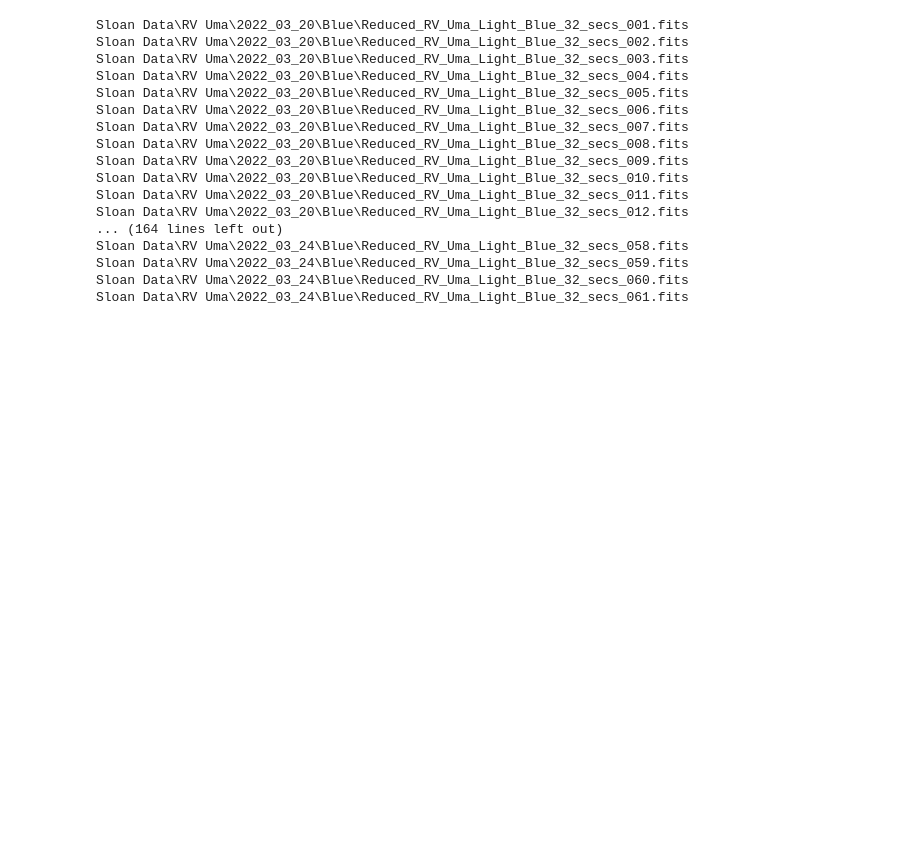
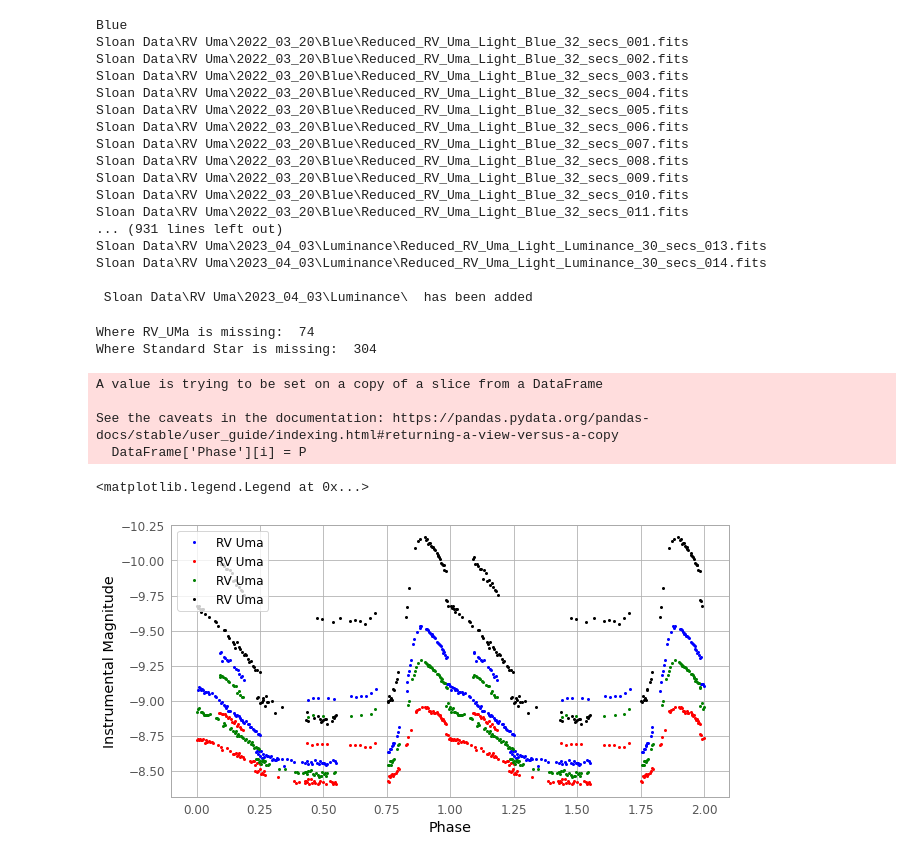
Before and after one commit to doubleabatteries28/AstrophysicsProject, a Jupyter notebook: Light Curve.ipynb, the cells around one changed output. Saved outputs shown, nothing was run; the diff lists cells and outputs as text; code cells hidden in the pictures; blank space fills up the shorter version.

```diff
--- a/Light Curve.ipynb
+++ b/Light Curve.ipynb
@@ -23,12 +23,13 @@ import time
 #import astroalign as aa
 # %%
 #Sets up df where data from different dates / filters can be stored
-RV_Uma_df = pd.DataFrame(columns = ['File ID', 'x-pos', 'y-pos', 'Aperture Sum', 'Median Flux without bkg', 'Sum without bkg', 'Date and Time'])
-StandardStar_df = pd.DataFrame(columns = ['File ID', 'x-pos', 'y-pos', 'Aperture Sum', 'Median Flux without bkg', 'Sum without bkg', 'Date and Time'])
+RV_Uma_df = pd.DataFrame(columns = ['File ID', 'Filter', 'x-pos', 'y-pos', 'Aperture Sum', 'Median Flux without bkg', 'Sum without bkg', 'Date and Time'])
+StandardStar_df = pd.DataFrame(columns = ['File ID', 'Filter', 'x-pos', 'y-pos', 'Aperture Sum', 'Median Flux without bkg', 'Sum without bkg', 'Date and Time'])
 RV_Uma_missed = []
 StandardStar_missed = []
+Filter = ["Blue", "Red", "Green", "Luminance"]
 
-def GetData(filepath):
+def GetData(filepath, colour):
 
     #resets current image list
     image_list = []
@@ -97,12 +98,12 @@ def GetData(filepath):
 
             #Takes location of RV Uma and adds the data for it to the data frame
             if ((1050 < stars['xcentroid'][i] < 1250) & ( 750 < stars['ycentroid'][i] < 1000)):
-                RV_Uma_df.loc[len(RV_Uma_df)] = {'File ID': file,'x-pos': positions[i][0], 'y-pos': positions[i][1], 'Aperture Sum': aperstats['aperture_sum'][0], 'Median Flux without bkg': median_flux_bgsub, 'Sum without bkg':flux, 'Date and Time': date+" "+time}
+                RV_Uma_df.loc[len(RV_Uma_df)] = {'File ID': file, 'Filter': colour, 'x-pos': positions[i][0], 'y-pos': positions[i][1], 'Aperture Sum': aperstats['aperture_sum'][0], 'Median Flux without bkg': median_flux_bgsub, 'Sum without bkg':flux, 'Date and Time': date+" "+time}
                 RV_Uma_added = True
 
             #Bit below is to selected TYC 3850-738-1
             elif ((250 < stars['xcentroid'][i] < 400) & ( 450 < stars['ycentroid'][i] < 600)):
-                StandardStar_df.loc[len(StandardStar_df)] = {'File ID': file, 'x-pos': positions[i][0], 'y-pos': positions[i][1], 'Aperture Sum': aperstats['aperture_sum'][0], 'Median Flux without bkg': median_flux_bgsub, 'Sum without bkg':flux, 'Date and Time': date+" "+time}
+                StandardStar_df.loc[len(StandardStar_df)] = {'File ID': file, 'Filter': colour, 'x-pos': positions[i][0], 'y-pos': positions[i][1], 'Aperture Sum': aperstats['aperture_sum'][0], 'Median Flux without bkg': median_flux_bgsub, 'Sum without bkg':flux, 'Date and Time': date+" "+time}
                 StandardStar_added = True
 
         #adds file to missed list if the star counldn't be found
@@ -134,10 +118,13 @@ For either Green, Red and Luminance just replace the "Blue part"
 # %%
-GetData("Sloan Data\\RV Uma\\2022_03_20\\Blue\\")
-GetData("Sloan Data\\RV Uma\\2022_03_22\\Blue\\")
-GetData("Sloan Data\\RV Uma\\2022_03_24\\Blue\\")
-#GetData("Sloan Data\\RV Uma\\2023_02_23\\Blue\\")
-#GetData("Sloan Data\\RV Uma\\2023_04_03\\Blue\\")
+for colour in Filter:
+    print(colour)
+    GetData("Sloan Data\\RV Uma\\2022_03_20\\"+colour+"\\", colour)
+    GetData("Sloan Data\\RV Uma\\2022_03_22\\"+colour+"\\", colour)
+    GetData("Sloan Data\\RV Uma\\2022_03_24\\"+colour+"\\", colour)
+    GetData("Sloan Data\\RV Uma\\2023_02_23\\"+colour+"\\", colour)
+    GetData("Sloan Data\\RV Uma\\2023_04_03\\"+colour+"\\", colour)
 # %% [output]
+Blue
 Sloan Data\RV Uma\2022_03_20\Blue\Reduced_RV_Uma_Light_Blue_32_secs_001.fits
 Sloan Data\RV Uma\2022_03_20\Blue\Reduced_RV_Uma_Light_Blue_32_secs_002.fits
 Sloan Data\RV Uma\2022_03_20\Blue\Reduced_RV_Uma_Light_Blue_32_secs_003.fits
@@ -149,12 +136,11 @@ Sloan Data\RV Uma\2022_03_20\Blue\Reduced_RV_Uma_Light_Blue_32_secs_008.fits
 Sloan Data\RV Uma\2022_03_20\Blue\Reduced_RV_Uma_Light_Blue_32_secs_009.fits
 Sloan Data\RV Uma\2022_03_20\Blue\Reduced_RV_Uma_Light_Blue_32_secs_010.fits
 Sloan Data\RV Uma\2022_03_20\Blue\Reduced_RV_Uma_Light_Blue_32_secs_011.fits
-Sloan Data\RV Uma\2022_03_20\Blue\Reduced_RV_Uma_Light_Blue_32_secs_012.fits
-... (164 lines left out)
-Sloan Data\RV Uma\2022_03_24\Blue\Reduced_RV_Uma_Light_Blue_32_secs_058.fits
-Sloan Data\RV Uma\2022_03_24\Blue\Reduced_RV_Uma_Light_Blue_32_secs_059.fits
-Sloan Data\RV Uma\2022_03_24\Blue\Reduced_RV_Uma_Light_Blue_32_secs_060.fits
-Sloan Data\RV Uma\2022_03_24\Blue\Reduced_RV_Uma_Light_Blue_32_secs_061.fits
+... (931 lines left out)
+Sloan Data\RV Uma\2023_04_03\Luminance\Reduced_RV_Uma_Light_Luminance_30_secs_013.fits
+Sloan Data\RV Uma\2023_04_03\Luminance\Reduced_RV_Uma_Light_Luminance_30_secs_014.fits
+
+ Sloan Data\RV Uma\2023_04_03\Luminance\  has been added
 # %%
 print("Where RV_UMa is missing: ", len(RV_Uma_missed))
 print("Where Standard Star is missing: ", len(StandardStar_missed))
@@ -169,6 +155,9 @@ for i in range (len(StandardStar_missed)):
 #Resets the index so it can loop and match up with eachother correctly
 RV_Uma_df = RV_Uma_df.reset_index(drop=True) #The drop stops the old index from being added as a new column
 StandardStar_df = StandardStar_df.reset_index(drop=True)
+# %% [output]
+Where RV_UMa is missing:  74
+Where Standard Star is missing:  304
 # %%
 
 #Finding the mean of the standard star sum
@@ -212,35 +201,52 @@ Period = 0.468060 #of RV_Uma
 
 Phase(RV_Uma_df, Period)
 Phase(StandardStar_df, Period)
+# %% [output]
+A value is trying to be set on a copy of a slice from a DataFrame
+
+See the caveats in the documentation: https://pandas.pydata.org/pandas-docs/stable/user_guide/indexing.html#returning-a-view-versus-a-copy
+  DataFrame['Phase'][i] = P
 # %%
 #Plots counts agasint time of
 fig = plt.figure(figsize=(10,5))
 ax = fig.add_subplot(1,1,1)
 
+
 """
 #In flux
-ax.plot(RV_Uma_df['Phase'], RV_Uma_df['Corrected Sum'], marker = 'o', markersize=2, color = 'blue', linestyle='none', label="RV Uma")
-ax.plot(RV_Uma_df['Phase']+1, RV_Uma_df['Corrected Sum'], marker = 'o', markersize=2, color = 'blue', linestyle='none')
+ax.plot(RV_Uma_df['Phase'], RV_Uma_df['Corrected Sum'].where(RV_Uma_df['Filter'] == colour), marker = 'o', markersize=2, color = 'blue', linestyle='none', label="RV Uma")
+ax.plot(RV_Uma_df['Phase']+1, RV_Uma_df['Corrected Sum'].where(RV_Uma_df['Filter'] == colour), marker = 'o', markersize=2, color = 'blue', linestyle='none')
 
 ax.plot(StandardStar_df['Phase'], StandardStar_df['Corrected Sum'], marker = 'o', markersize=2, color = 'black', linestyle='none', label="Standard Star")
 ax.plot(StandardStar_df['Phase']+1, StandardStar_df['Corrected Sum'], marker = 'o', markersize=2, color = 'black', linestyle='none')
 ax.set_ylabel('Flux')
 """
 
 
 #In Instrumental Magnitude
-ax.plot(RV_Uma_df['Phase'], RV_Uma_df['Instrumental Magnitude'], marker = 'o', markersize=2, color = 'blue', linestyle='none', label="RV Uma")
-ax.plot(RV_Uma_df['Phase']+1, RV_Uma_df['Instrumental Magnitude'], marker = 'o', markersize=2, color = 'blue', linestyle='none')
+ax.plot(RV_Uma_df['Phase'], RV_Uma_df['Instrumental Magnitude'].where(RV_Uma_df['Filter'] == "Blue"), marker = 'o', markersize=2, color = 'blue', linestyle='none', label="RV Uma")
+ax.plot(RV_Uma_df['Phase']+1, RV_Uma_df['Instrumental Magnitude'].where(RV_Uma_df['Filter'] == "Blue"), marker = 'o', markersize=2, color = 'blue', linestyle='none')
 
+ax.plot(RV_Uma_df['Phase'], RV_Uma_df['Instrumental Magnitude'].where(RV_Uma_df['Filter'] == "Red"), marker = 'o', markersize=2, color = 'red', linestyle='none', label="RV Uma")
+ax.plot(RV_Uma_df['Phase']+1, RV_Uma_df['Instrumental Magnitude'].where(RV_Uma_df['Filter'] == "Red"), marker = 'o', markersize=2, color = 'red', linestyle='none')
+
+ax.plot(RV_Uma_df['Phase'], RV_Uma_df['Instrumental Magnitude'].where(RV_Uma_df['Filter'] == "Green"), marker = 'o', markersize=2, color = 'green', linestyle='none', label="RV Uma")
+ax.plot(RV_Uma_df['Phase']+1, RV_Uma_df['Instrumental Magnitude'].where(RV_Uma_df['Filter'] == "Green"), marker = 'o', markersize=2, color = 'green', linestyle='none')
+
+ax.plot(RV_Uma_df['Phase'], RV_Uma_df['Instrumental Magnitude'].where(RV_Uma_df['Filter'] == "Luminance"), marker = 'o', markersize=2, color = 'black', linestyle='none', label="RV Uma")
+ax.plot(RV_Uma_df['Phase']+1, RV_Uma_df['Instrumental Magnitude'].where(RV_Uma_df['Filter'] == "Luminance"), marker = 'o', markersize=2, color = 'black', linestyle='none')
 #ax.plot(StandardStar_df['Phase'], StandardStar_df['Instrumental Magnitude'], marker = 'o', markersize=2, color = 'black', linestyle='none', label="TYC 3850-738-1")
 #ax.plot(StandardStar_df['Phase']+1, StandardStar_df['Instrumental Magnitude'], marker = 'o', markersize=2, color = 'black', linestyle='none')
 
 ax.invert_yaxis()
 ax.set_ylabel('Instrumental Magnitude')
 
 ax.set_xlabel('Phase')
 
 ax.legend()
+# %% [output]
+<matplotlib.legend.Legend at 0x...>
+[figure, added]
 # %%
 RV_Uma_df.to_csv('RV_Uma.csv') # transforms df into a cvs file and saves it to computer
 StandardStar_df.to_csv('StandardStar.csv')
```
Also changed, not shown: parts of 1 cell of this notebook.
